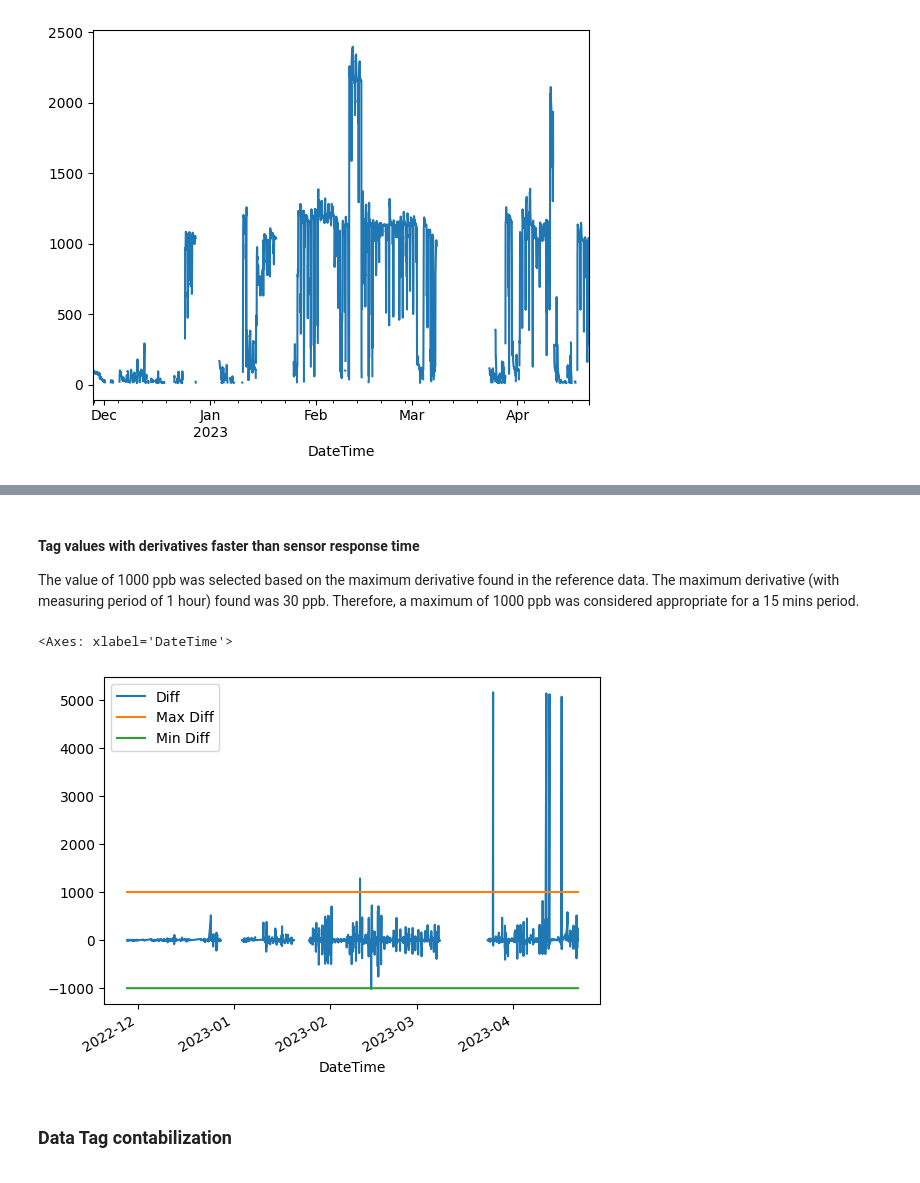
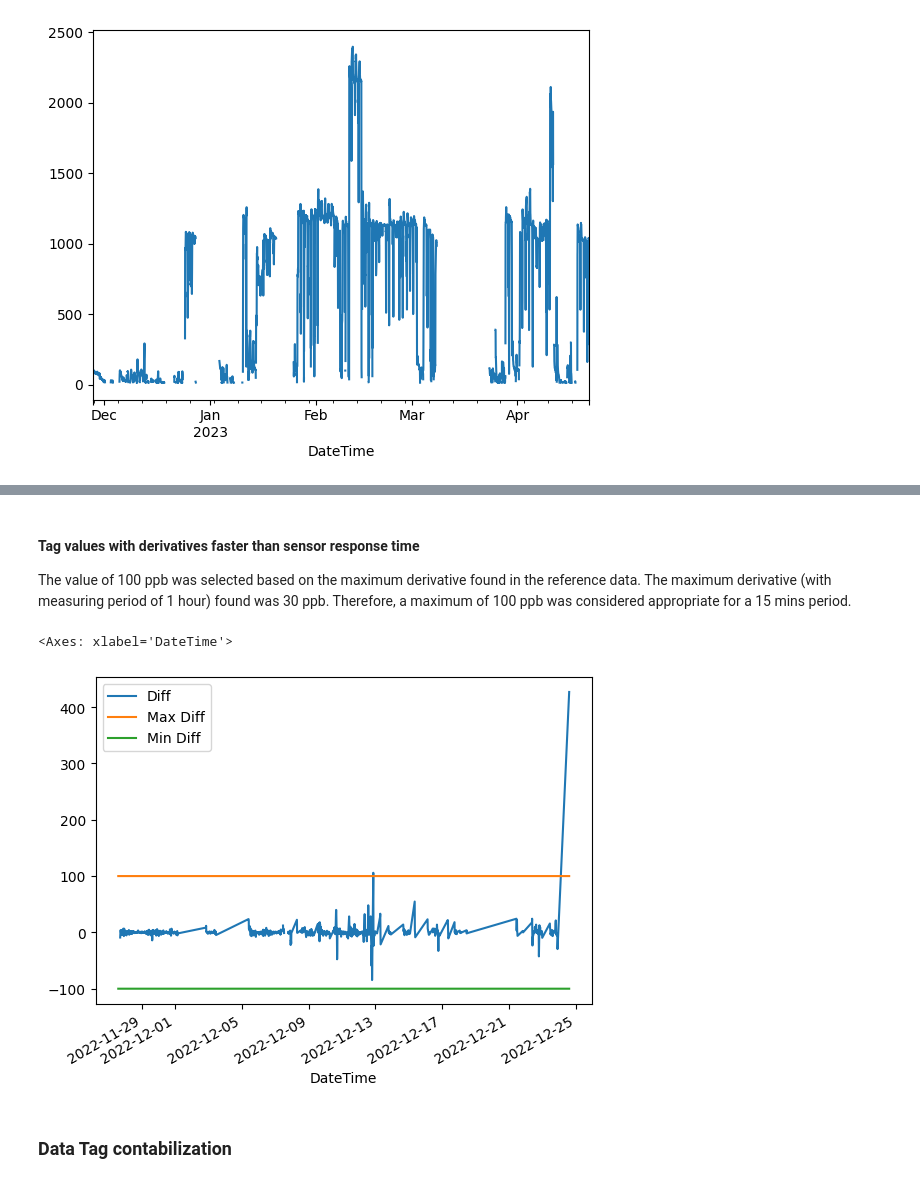
Before and after one commit to campofernando/lcqar-low-cost-monit-proc, a Jupyter notebook: data-pre-processing/NO2-field-data-treatment-Diamante.ipynb, the cells around one changed output, grey strips where cells are left out. Cells and saved outputs as stored; diff of their text form; code cells hidden in the pictures.

Commit message:
WIP Handle multiple sensors

```diff
--- a/data-pre-processing/NO2-field-data-treatment-Diamante.ipynb
+++ b/data-pre-processing/NO2-field-data-treatment-Diamante.ipynb
@@ -184,0 +246,3 @@ sensor_dataframe[sensor_dataframe['Tag'] == 'VALID']['measuring'].resample('15T'
+# %%
+sensor_dataframe.loc[change_point_index[0]:, 'Tag'] = 'REBASE'
+sensor_dataframe[sensor_dataframe['Tag'] == 'REBASE'].head()
@@ -184,0 +262,4 @@ sensor_dataframe[sensor_dataframe['Tag'] == 'VALID']['measuring'].resample('15T'
+# %%
+sensor_dataframe.loc[sensor_dataframe['measuring'] > 500, 'Tag'] = 'REBASE'
+sensor_dataframe[sensor_dataframe['Tag'] == 'VALID']['measuring'].plot()
+valid_dataframe = sensor_dataframe[sensor_dataframe['Tag'] == 'VALID']
@@ -185,15 +284,15 @@ sensor_dataframe[sensor_dataframe['Tag'] == 'VALID']['measuring'].resample('15T'
 # %% [markdown]
 #### Tag values with derivatives faster than sensor response time
-The value of 1000 ppb was selected based on the maximum derivative found in the reference data. The maximum derivative (with measuring period of 1 hour) found was 30 ppb. Therefore, a maximum of 1000 ppb was considered appropriate for a 15 mins period.
+The value of 100 ppb was selected based on the maximum derivative found in the reference data. The maximum derivative (with measuring period of 1 hour) found was 30 ppb. Therefore, a maximum of 100 ppb was considered appropriate for a 15 mins period.
 # %%
-max_diff_value = 1000
+max_diff_value = 100
 sensor_dataframe['Diff'] = sensor_dataframe['measuring'].resample('15T').mean().diff()
 sensor_dataframe['Max Diff'] = max_diff_value
 sensor_dataframe['Min Diff'] = -max_diff_value
 sensor_dataframe[sensor_dataframe['Tag'] == 'VALID'][['Diff', 'Max Diff', 'Min Diff']].plot()
 # %% [output]
 <Axes: xlabel='DateTime'>
-[figure, old version]
+[figure, new version]
 # %%
 import numpy as np
 
```
Also changed, not shown: parts of 38 cells of this notebook, 52 other files.
